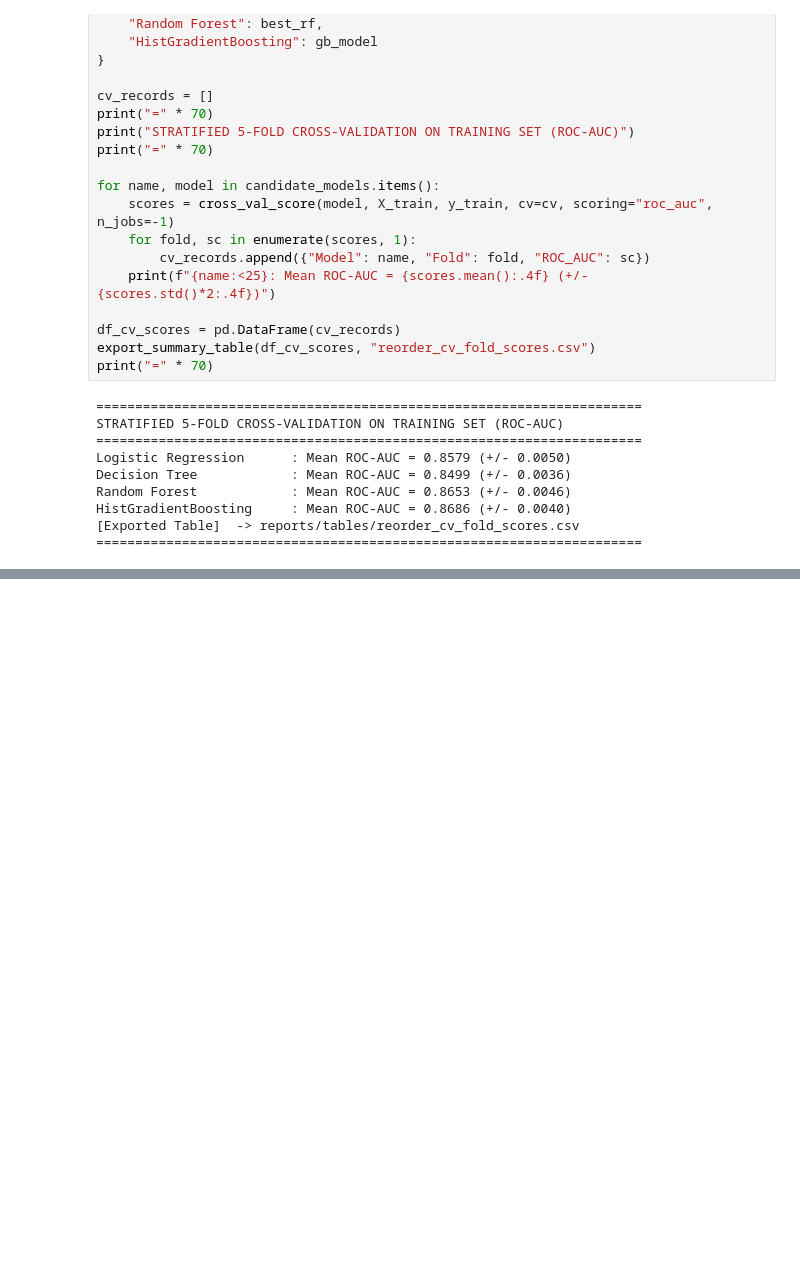
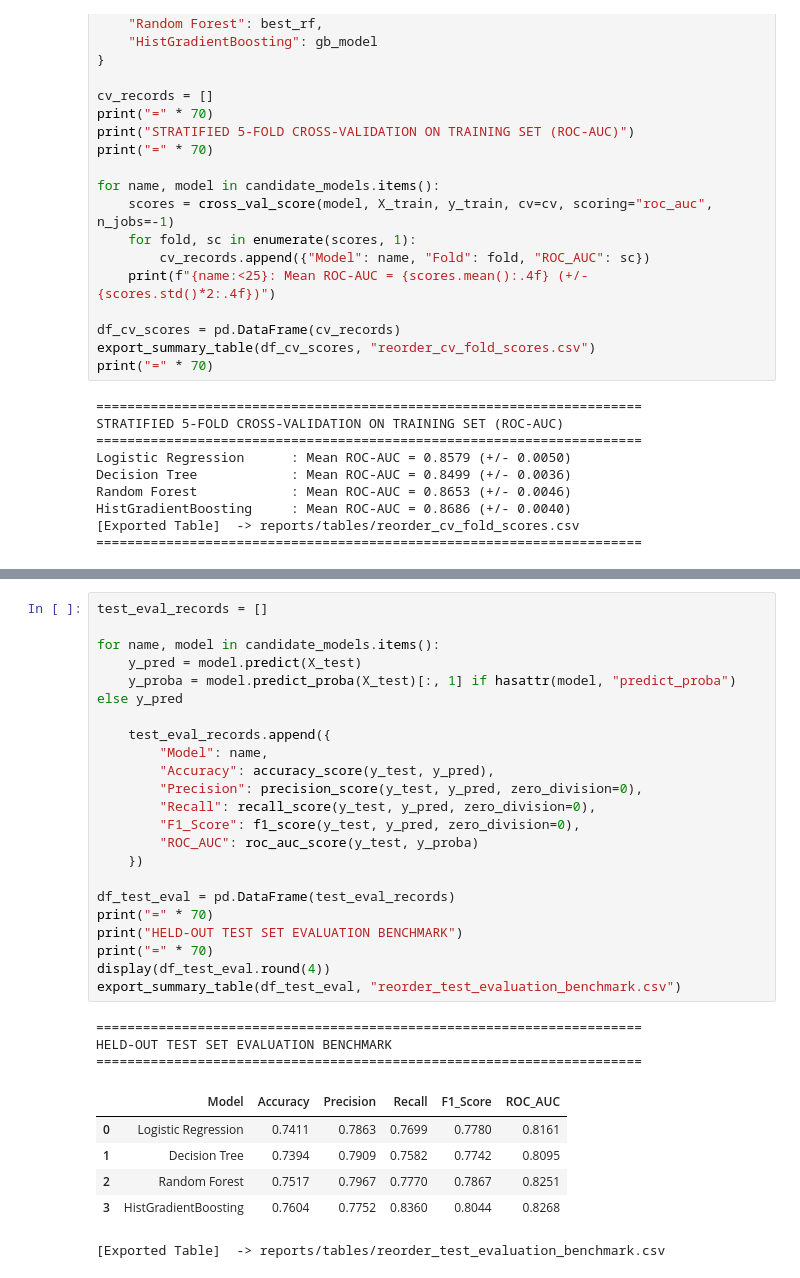
Before and after one commit to Chathuka-Pehesara/supermarket-basket-reorder-analytics, a Jupyter notebook: notebooks/03_reorder_prediction.ipynb, the cells around one changed output, grey strips where cells are left out. Cells and saved outputs as stored; diff of their text form; blank space fills up the shorter version.

```diff
--- a/notebooks/03_reorder_prediction.ipynb
+++ b/notebooks/03_reorder_prediction.ipynb
@@ -339,0 +344,32 @@ HistGradientBoosting     : Mean ROC-AUC = 0.8686 (+/- 0.0040)
+# %%
+test_eval_records = []
+
+for name, model in candidate_models.items():
+    y_pred = model.predict(X_test)
+    y_proba = model.predict_proba(X_test)[:, 1] if hasattr(model, "predict_proba") else y_pred
+
+    test_eval_records.append({
+        "Model": name,
+        "Accuracy": accuracy_score(y_test, y_pred),
+        "Precision": precision_score(y_test, y_pred, zero_division=0),
+        "Recall": recall_score(y_test, y_pred, zero_division=0),
+        "F1_Score": f1_score(y_test, y_pred, zero_division=0),
+        "ROC_AUC": roc_auc_score(y_test, y_proba)
+    })
+
+df_test_eval = pd.DataFrame(test_eval_records)
+print("=" * 70)
+print("HELD-OUT TEST SET EVALUATION BENCHMARK")
+print("=" * 70)
+display(df_test_eval.round(4))
+export_summary_table(df_test_eval, "reorder_test_evaluation_benchmark.csv")
+# %% [output]
+======================================================================
+HELD-OUT TEST SET EVALUATION BENCHMARK
+======================================================================
+|  | Model | Accuracy | Precision | Recall | F1_Score | ROC_AUC |
+| 0 | Logistic Regression | 0.7411 | 0.7863 | 0.7699 | 0.7780 | 0.8161 |
+| 1 | Decision Tree | 0.7394 | 0.7909 | 0.7582 | 0.7742 | 0.8095 |
+| 2 | Random Forest | 0.7517 | 0.7967 | 0.7770 | 0.7867 | 0.8251 |
+| 3 | HistGradientBoosting | 0.7604 | 0.7752 | 0.8360 | 0.8044 | 0.8268 |
+[Exported Table]  -> reports/tables/reorder_test_evaluation_benchmark.csv
```
Also changed, not shown: parts of 2 cells of this notebook, 2 other files.
